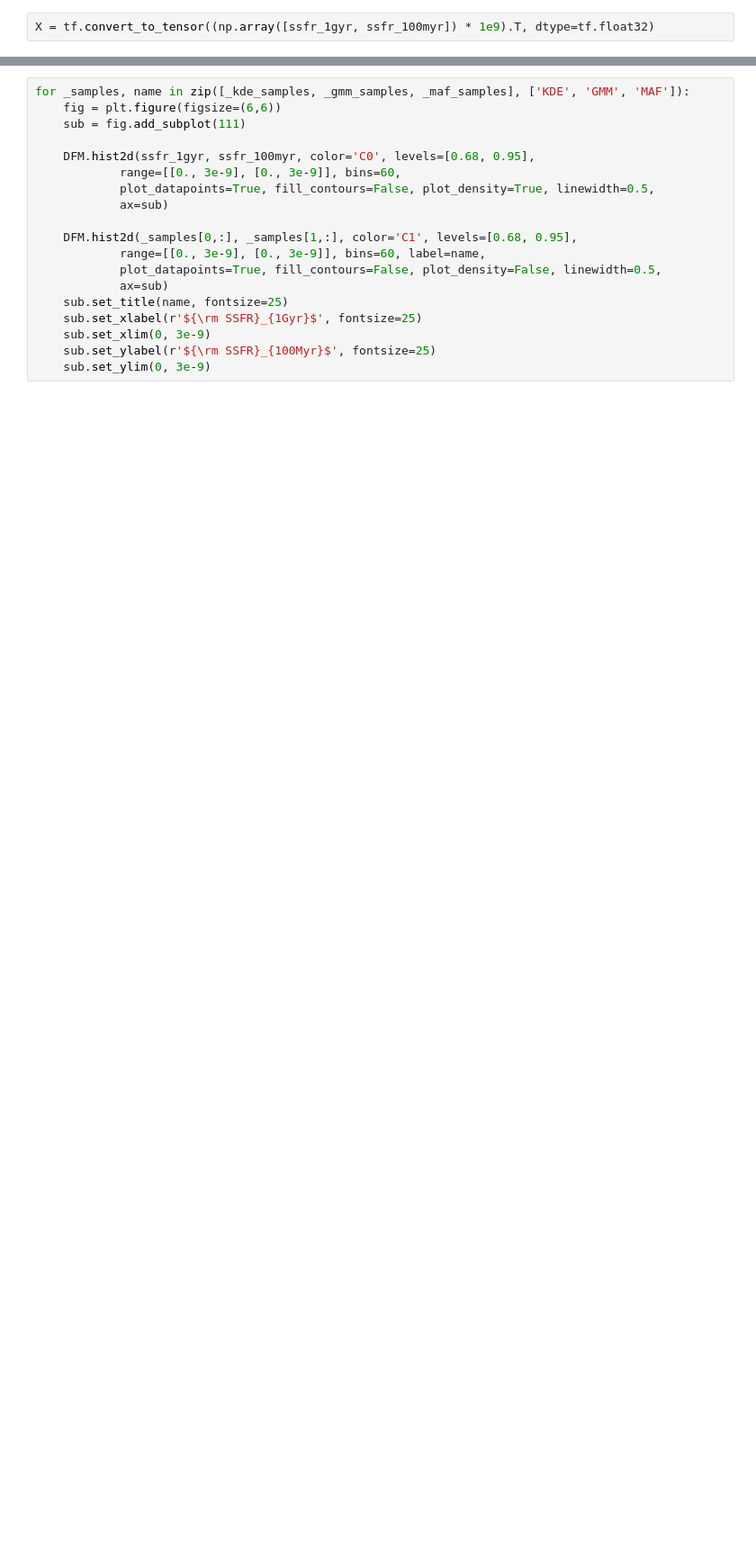
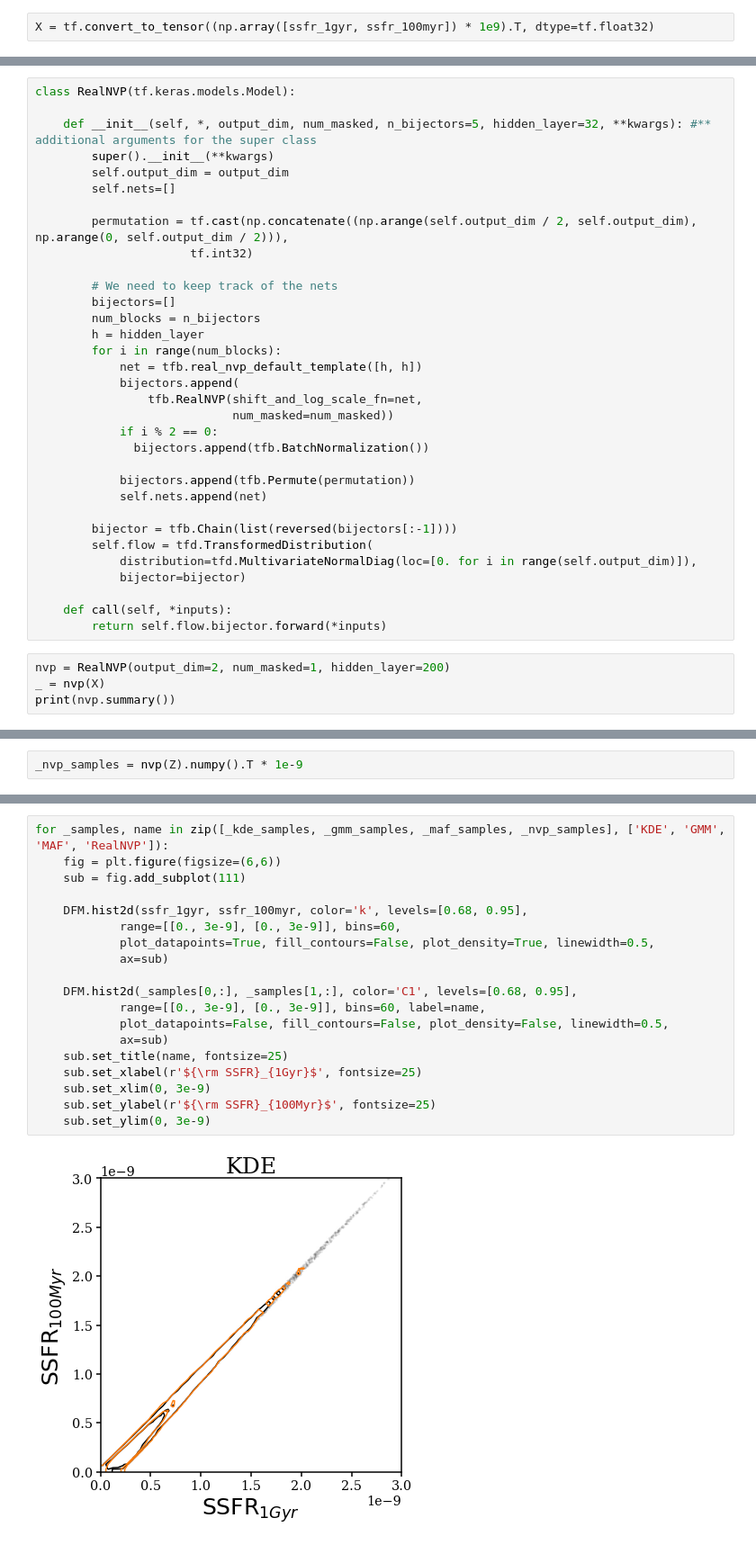
Before and after one commit to changhoonhahn/gqp_mc, a Jupyter notebook: nb/max_entropy_prior_normalizing_flow.ipynb, the cells around one changed output, grey strips where cells are left out. Shown at 90% size. Saved outputs shown, nothing was run; the diff lists cells and outputs as text; blank space fills up the shorter version.

```diff
--- a/nb/max_entropy_prior_normalizing_flow.ipynb
+++ b/nb/max_entropy_prior_normalizing_flow.ipynb
@@ -275,0 +286,37 @@ _maf_samples = maf(Z).numpy().T * 1e-9
+# %%
+class RealNVP(tf.keras.models.Model):
+
+    def __init__(self, *, output_dim, num_masked, n_bijectors=5, hidden_layer=32, **kwargs): #** additional arguments for the super class
+        super().__init__(**kwargs)
+        self.output_dim = output_dim
+        self.nets=[]
+
+        permutation = tf.cast(np.concatenate((np.arange(self.output_dim / 2, self.output_dim), np.arange(0, self.output_dim / 2))),
+                      tf.int32)
+
+        # We need to keep track of the nets
+        bijectors=[]
+        num_blocks = n_bijectors
+        h = hidden_layer
+        for i in range(num_blocks):
+            net = tfb.real_nvp_default_template([h, h])
+            bijectors.append(
+                tfb.RealNVP(shift_and_log_scale_fn=net,
+                            num_masked=num_masked))
+            if i % 2 == 0:
+              bijectors.append(tfb.BatchNormalization())
+
+            bijectors.append(tfb.Permute(permutation))
+            self.nets.append(net)
+
+        bijector = tfb.Chain(list(reversed(bijectors[:-1])))
+        self.flow = tfd.TransformedDistribution(
+            distribution=tfd.MultivariateNormalDiag(loc=[0. for i in range(self.output_dim)]),
+            bijector=bijector)
+
+    def call(self, *inputs):
+        return self.flow.bijector.forward(*inputs)
+# %%
+nvp = RealNVP(output_dim=2, num_masked=1, hidden_layer=200)
+_ = nvp(X)
+print(nvp.summary())
@@ -275,0 +374,2 @@ _maf_samples = maf(Z).numpy().T * 1e-9
+# %%
+_nvp_samples = nvp(Z).numpy().T * 1e-9
@@ -276,19 +382,21 @@ _maf_samples = maf(Z).numpy().T * 1e-9
 # %%
-for _samples, name in zip([_kde_samples, _gmm_samples, _maf_samples], ['KDE', 'GMM', 'MAF']):
+for _samples, name in zip([_kde_samples, _gmm_samples, _maf_samples, _nvp_samples], ['KDE', 'GMM', 'MAF', 'RealNVP']):
     fig = plt.figure(figsize=(6,6))
     sub = fig.add_subplot(111)
 
-    DFM.hist2d(ssfr_1gyr, ssfr_100myr, color='C0', levels=[0.68, 0.95],
+    DFM.hist2d(ssfr_1gyr, ssfr_100myr, color='k', levels=[0.68, 0.95],
             range=[[0., 3e-9], [0., 3e-9]], bins=60,
             plot_datapoints=True, fill_contours=False, plot_density=True, linewidth=0.5,
             ax=sub)
 
     DFM.hist2d(_samples[0,:], _samples[1,:], color='C1', levels=[0.68, 0.95],
             range=[[0., 3e-9], [0., 3e-9]], bins=60, label=name,
-            plot_datapoints=True, fill_contours=False, plot_density=False, linewidth=0.5,
+            plot_datapoints=False, fill_contours=False, plot_density=False, linewidth=0.5,
             ax=sub)
     sub.set_title(name, fontsize=25)
     sub.set_xlabel(r'${\rm SSFR}_{1Gyr}$', fontsize=25)
     sub.set_xlim(0, 3e-9)
     sub.set_ylabel(r'${\rm SSFR}_{100Myr}$', fontsize=25)
     sub.set_ylim(0, 3e-9)
+# %% [output]
+[figure, added]
```
Also changed, not shown: parts of 28 cells of this notebook.
